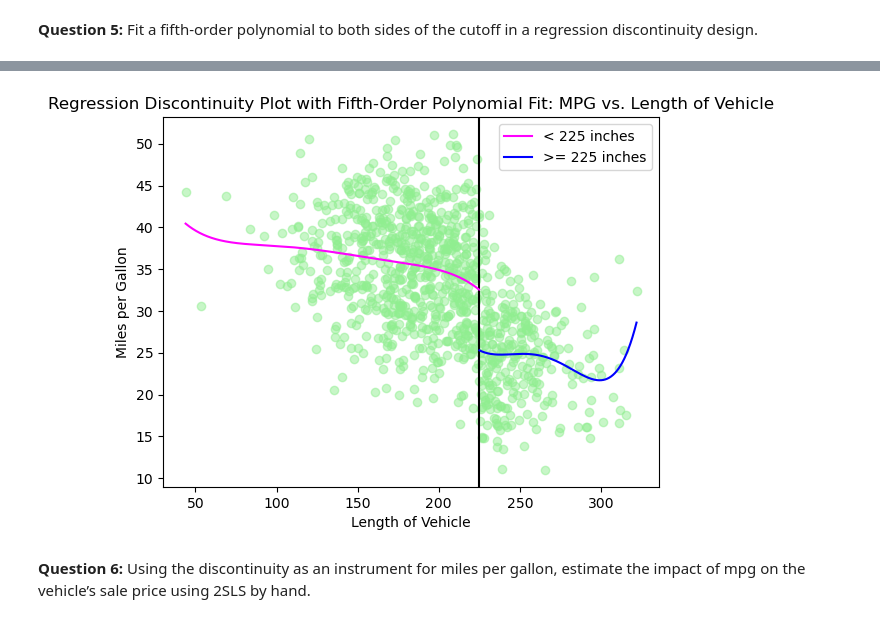
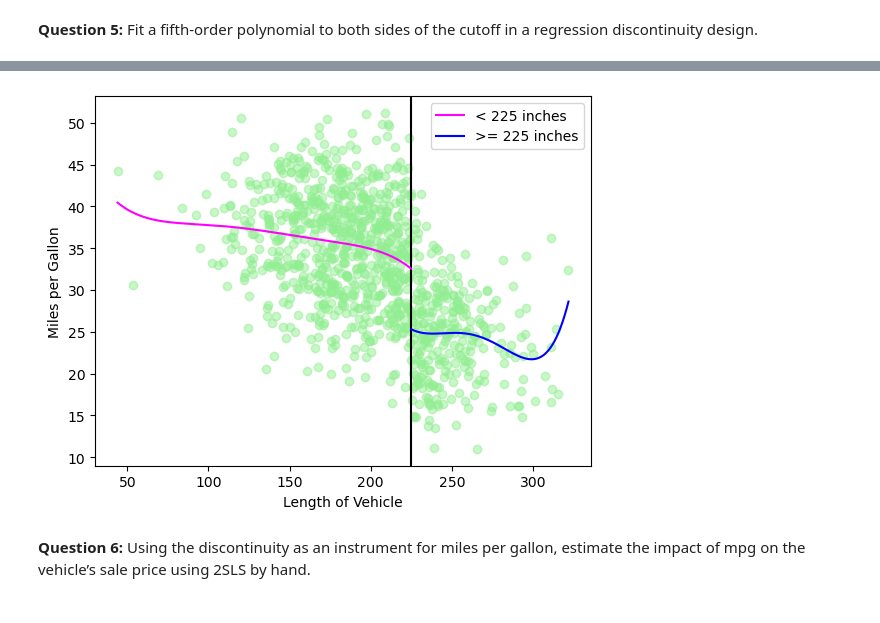
Before and after one commit to klifchez3/phdee-KL, a Jupyter notebook: homework7/code/hw7.ipynb, the cells around one changed output, grey strips where cells are left out. Saved outputs shown, nothing was run; the diff lists cells and outputs as text; code cells hidden in the pictures.

```diff
--- a/homework7/code/hw7.ipynb
+++ b/homework7/code/hw7.ipynb
@@ -270,7 +268,6 @@ plt.plot(X_hat_right, Y_hat_right, color='blue', label='>= 225 inches')
 
 plt.xlabel('Length of Vehicle')
 plt.ylabel('Miles per Gallon')
-plt.title('Regression Discontinuity Plot with Fifth-Order Polynomial Fit: MPG vs. Length of Vehicle')
 plt.legend()
 
 # Save the figure to the specified output path
@@ -287,14 +284,14 @@ Time:                        19:55:37   Log-Likelihood:                -873.85
 No. Observations:                 280   AIC:                             1758.
 Df Residuals:                     275   BIC:                             1776.
 Df Model:                           4
 Covariance Type:            nonrobust
 ==============================================================================
 ... (46 lines left out)
 Notes:
 [1] Standard Errors assume that the covariance matrix of the errors is correctly specified.
 [2] The condition number is large, 8.42e+13. This might indicate that there are
 strong multicollinearity or other numerical problems.
-[figure, old version]
+[figure, new version]
 # %% [markdown]
 **Question 6:** Using the discontinuity as an instrument for miles per gallon, estimate the impact of mpg on the vehicle’s sale price using 2SLS by hand.
 # %%
```
Also changed, not shown: parts of 3 cells of this notebook.
